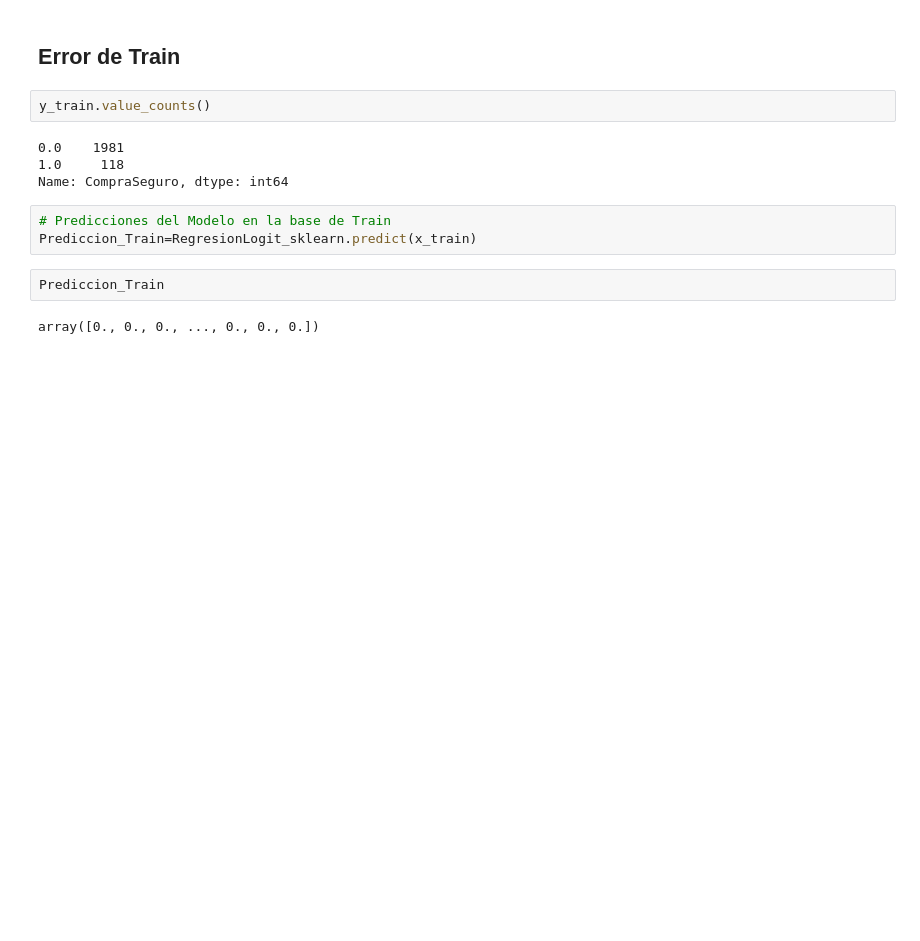
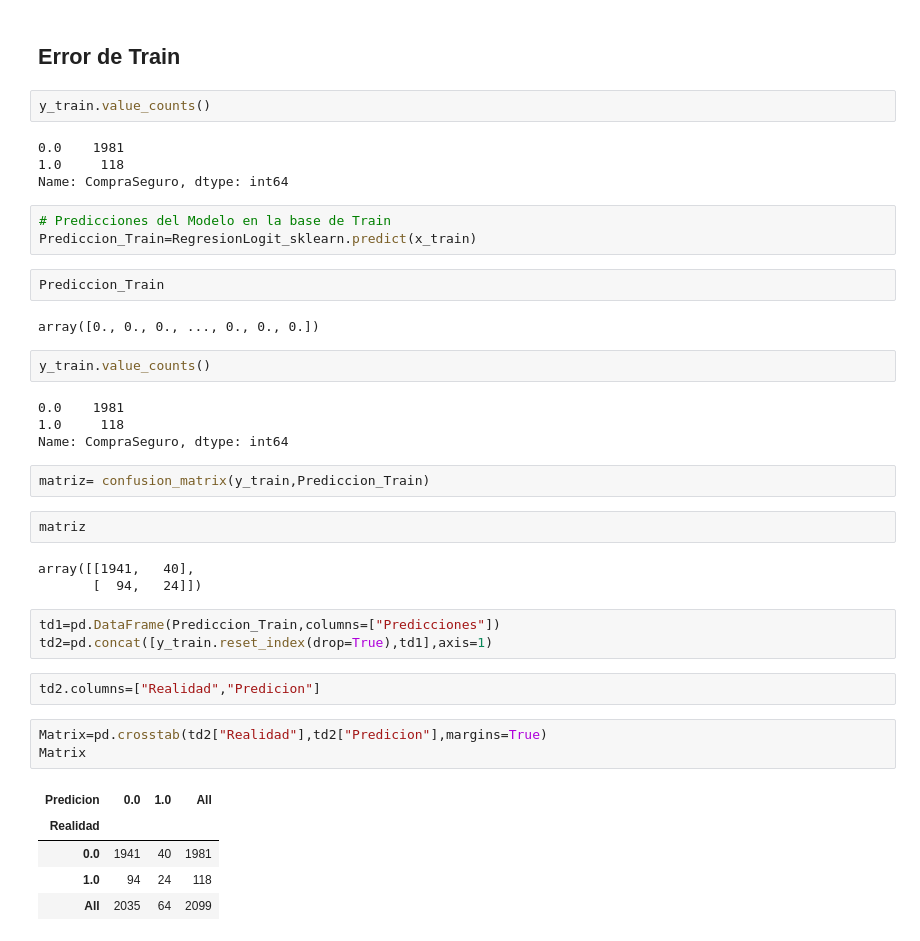
Before and after one commit to Oscar19922017/ProyectoPropensionCompra, a Jupyter notebook: Modelos.ipynb, the cells around one changed output. Cells and saved outputs as stored; diff of their text form; blank space fills up the shorter version.

```diff
--- a/Modelos.ipynb
+++ b/Modelos.ipynb
@@ -199,3 +200,30 @@ Prediccion_Train=RegresionLogit_sklearn.predict(x_train)
 Prediccion_Train
 # %% [output]
 array([0., 0., 0., ..., 0., 0., 0.])
+# %%
+y_train.value_counts()
+# %% [output]
+0.0    1981
+1.0     118
+Name: CompraSeguro, dtype: int64
+# %%
+matriz= confusion_matrix(y_train,Prediccion_Train)
+# %%
+matriz
+# %% [output]
+array([[1941,   40],
+       [  94,   24]])
+# %%
+td1=pd.DataFrame(Prediccion_Train,columns=["Predicciones"])
+td2=pd.concat([y_train.reset_index(drop=True),td1],axis=1)
+# %%
+td2.columns=["Realidad","Predicion"]
+# %%
+Matrix=pd.crosstab(td2["Realidad"],td2["Predicion"],margins=True)
+Matrix
+# %% [output]
+| Predicion | 0.0 | 1.0 | All |
+| Realidad |  |  |  |
+| 0.0 | 1941 | 40 | 1981 |
+| 1.0 | 94 | 24 | 118 |
+| All | 2035 | 64 | 2099 |
```
Also changed, not shown: parts of 17 cells of this notebook.
